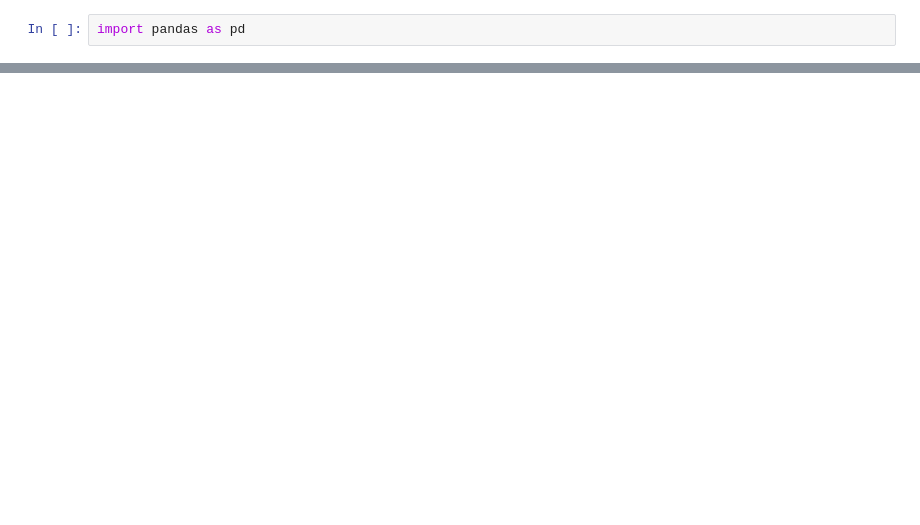
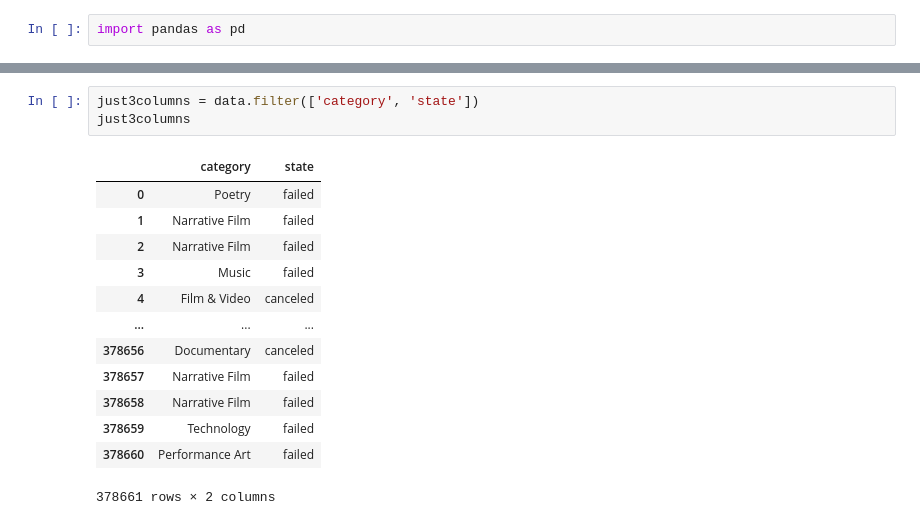
Before and after one commit to EstherJin/Starterhacks-2020, a Jupyter notebook: Bill's Notebook.ipynb, the cells around one changed output, grey strips where cells are left out. Drawn from its saved outputs; the diff is of its cells as text; blank space fills up the shorter version.

```diff
--- a/Bill's Notebook.ipynb
+++ b/Bill's Notebook.ipynb
@@ -29,0 +20,17 @@ namedata
+# %%
+just3columns = data.filter(['category', 'state'])
+just3columns
+# %% [output]
+|  | category | state |
+| 0 | Poetry | failed |
+| 1 | Narrative Film | failed |
+| 2 | Narrative Film | failed |
+| 3 | Music | failed |
+| 4 | Film & Video | canceled |
+| ... | ... | ... |
+| 378656 | Documentary | canceled |
+| 378657 | Narrative Film | failed |
+| 378658 | Narrative Film | failed |
+| 378659 | Technology | failed |
+| 378660 | Performance Art | failed |
+378661 rows × 2 columns
```
Also changed, not shown: parts of 12 cells of this notebook, 4 other files.
